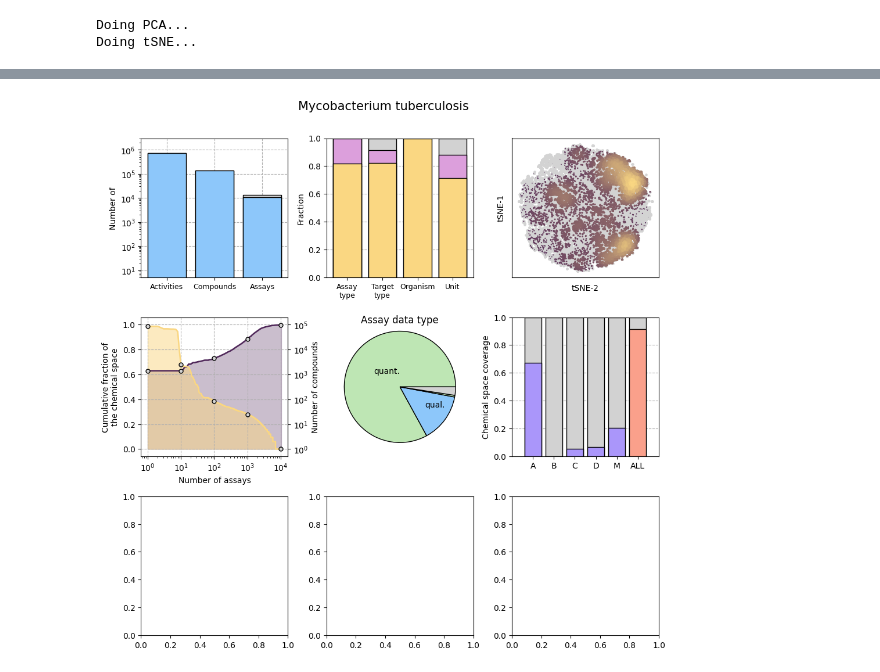
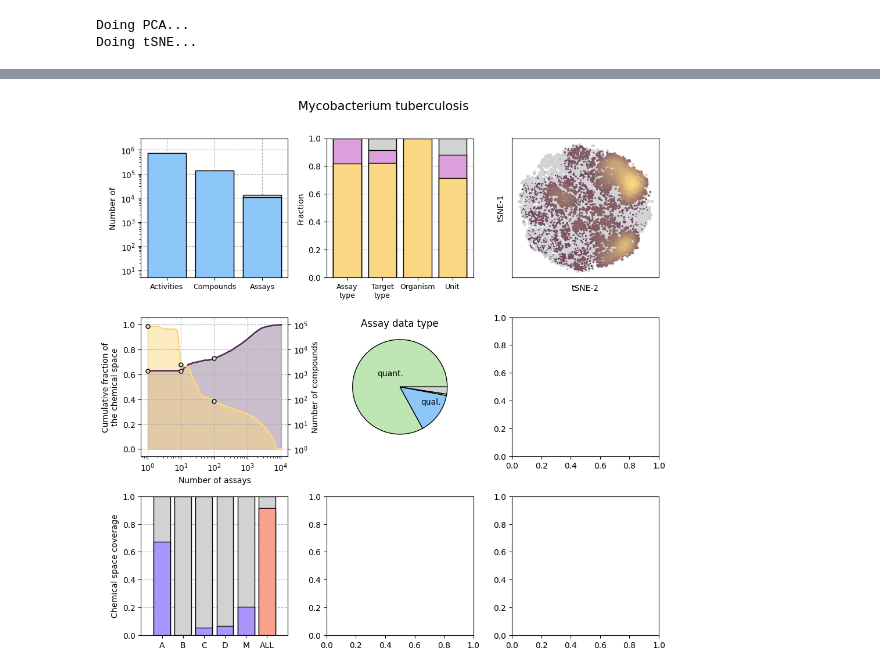
Before and after one commit to ersilia-os/chembl-antimicrobial-tasks, a Jupyter notebook: notebooks/diagnosis.ipynb, the cells around one changed output, grey strips where cells are left out. Cells and saved outputs as stored; diff of their text form; code cells hidden in the pictures.

```diff
--- a/notebooks/diagnosis.ipynb
+++ b/notebooks/diagnosis.ipynb
@@ -130,10 +130,10 @@ PATH_TO_ECFPs = os.path.join(DATAPATH, "chembl_processed", "ChEMBL_ECFPs.h5")
 ecfps = load_ecfp_all(PATH_TO_ECFPs)
 # %%
 # Number of compounds, activities and assays
-raw = pd.read_csv(os.path.join(OUTPUT, pathogen_code, "mtuberculosis_ChEMBL_raw_data.csv.gz"))
+raw = pd.read_csv(os.path.join(OUTPUT, pathogen_code, f"{pathogen_code}_ChEMBL_raw_data.csv.gz"))
 activities_raw = len(raw)
 compounds_raw = len(set(raw['compound_chembl_id']))
-cleaned = pd.read_csv(os.path.join(OUTPUT, pathogen_code, "mtuberculosis_ChEMBL_cleaned_data.csv.gz"))
+cleaned = pd.read_csv(os.path.join(OUTPUT, pathogen_code, f"{pathogen_code}_ChEMBL_cleaned_data.csv.gz"))
 activities_cleaned = len(cleaned)
 compounds_cleaned = len(set(cleaned['compound_chembl_id']))
 assays_raw = len(pd.read_csv(os.path.join(OUTPUT, pathogen_code, "assays_raw.csv")))
@@ -266,52 +266,54 @@ ax[1][0].plot([i+1 for i in range(len(CUM_PROP))], CUM_PROP, c="#50285A", lw=1.8
 ax[1][0].fill_between([i+1 for i in range(len(CUM_PROP))], CUM_PROP, color="#50285A", alpha=0.3)
 ax[1][0].set_yticks([0, 0.2, 0.4, 0.6, 0.8, 1.0])
 x = [1, 10, 100, 1000, 10000]
+x = [1, 10, 100, 1000]
+x = [1, 10, 100]
 y = [CUM_PROP[i-1] for i in x]
 ax[1][0].scatter(x, y, zorder=2, ec="k", s=25, c='#D2D2D2')
 ax[1][0].set_xlabel("Number of assays")
 ax[1][0].set_ylabel("Cumulative fraction of\nthe chemical space")
 ax[1][0].set_xscale('log')
 ax[1][0].set_xticks([1, 10, 100, 1000, 10000])
 secax = ax[1][0].secondary_yaxis('right', functions=(left_to_right, right_to_left))
 secax.set_ylabel("Number of compounds")
 secax.set_yticks([1, 10, 100, 1_000, 10_000, 100_000])
 secax.set_yticklabels([r"$10^0$", r"$10^1$", r"$10^2$", r"$10^3$", r"$10^4$", r"$10^5$"])
 ax[1][0].plot([i+1 for i in range(len(CPDS))], right_to_left(CPDS), c="#FAD782", lw=1.8, zorder=2)
 ax[1][0].fill_between([i+1 for i in range(len(CPDS))], right_to_left(CPDS), color="#FAD782", alpha=0.5)
 y = [right_to_left(CPDS[i-1]) for i in x]
 ax[1][0].scatter(x, y, zorder=2, ec="k", s=25, c='#D2D2D2')
 
 # Datasets PIE
 labels = ['quant.', 'qual.', '', '']
 counts = [dataset_types['quantitative'], dataset_types['qualitative'], dataset_types['mixed'], dataset_types['none']]
-ax[1][1].pie(counts, colors=['#BEE6B4', '#8DC7FA', '#BEE6B4', '#D2D2D2'], radius=2, center=(1, 1),
+ax[1][1].pie(counts, colors=['#BEE6B4', '#8DC7FA', '#BEE6B4', '#D2D2D2'], radius=1.7, center=(1, 1),
              wedgeprops={"linewidth": 1, "edgecolor": "k"}, frame=True,
              labels=labels,  labeldistance=0.55, pctdistance=0.75)
 ax[1][1].set_xlim(-1.5, 3.5)
 ax[1][1].set_ylim(-1.5, 3.5)
 ax[1][1].set_xticks([])
 ax[1][1].set_yticks([])
 ax[1][1].set_axis_off()
-ax[1][1].set_title("Assay data type",  y=0.925)
+ax[1][1].set_title("Assay data type",  y=0.90)
 
 # Dataset types
-ax[1][2].set_xlim([0, 7])
-ax[1][2].set_ylim([0, 1])
-ax[1][2].grid(linestyle='--', zorder=-2)
-ax[1][2].set_yticks([0, 0.2, 0.4, 0.6, 0.8, 1.0])
-ax[1][2].set_ylabel("Chemical space coverage")
-ax[1][2].set_xticks([1, 2, 3, 4, 5, 6])
-ax[1][2].set_xticklabels(["A", "B", "C", "D", "M", "ALL"])
-ax[1][2].bar([1, 1], [1, len(compounds_A) / len(compounds_pathogen)], zorder=2, color=['#D2D2D2', '#AA96FA'], ec='k')
-ax[1][2].bar([2, 2], [1, len(compounds_B) / len(compounds_pathogen)], zorder=2, color=['#D2D2D2', '#AA96FA'], ec='k')
-ax[1][2].bar([3, 3], [1, len(compounds_C) / len(compounds_pathogen)], zorder=2, color=['#D2D2D2', '#AA96FA'], ec='k')
-ax[1][2].bar([4, 4], [1, len(compounds_D) / len(compounds_pathogen)], zorder=2, color=['#D2D2D2', '#AA96FA'], ec='k')
-ax[1][2].bar([5, 5], [1, len(compounds_M) / len(compounds_pathogen)], zorder=2, color=['#D2D2D2', '#AA96FA'], ec='k')
-ax[1][2].bar([6, 6], [1, len(compounds_A.union(compounds_B).union(compounds_C).union(compounds_D).union(compounds_M)) / len(compounds_pathogen)],
+ax[2][0].set_xlim([0, 7])
+ax[2][0].set_ylim([0, 1])
+ax[2][0].grid(linestyle='--', zorder=-2)
+ax[2][0].set_yticks([0, 0.2, 0.4, 0.6, 0.8, 1.0])
+ax[2][0].set_ylabel("Chemical space coverage")
+ax[2][0].set_xticks([1, 2, 3, 4, 5, 6])
+ax[2][0].set_xticklabels(["A", "B", "C", "D", "M", "ALL"])
+ax[2][0].bar([1, 1], [1, len(compounds_A) / len(compounds_pathogen)], zorder=2, color=['#D2D2D2', '#AA96FA'], ec='k')
+ax[2][0].bar([2, 2], [1, len(compounds_B) / len(compounds_pathogen)], zorder=2, color=['#D2D2D2', '#AA96FA'], ec='k')
+ax[2][0].bar([3, 3], [1, len(compounds_C) / len(compounds_pathogen)], zorder=2, color=['#D2D2D2', '#AA96FA'], ec='k')
+ax[2][0].bar([4, 4], [1, len(compounds_D) / len(compounds_pathogen)], zorder=2, color=['#D2D2D2', '#AA96FA'], ec='k')
+ax[2][0].bar([5, 5], [1, len(compounds_M) / len(compounds_pathogen)], zorder=2, color=['#D2D2D2', '#AA96FA'], ec='k')
+ax[2][0].bar([6, 6], [1, len(compounds_A.union(compounds_B).union(compounds_C).union(compounds_D).union(compounds_M)) / len(compounds_pathogen)],
                       zorder=2, color=['#D2D2D2', '#FAA08B'], ec='k')
 
 plt.suptitle(pathogen, size=15, y=1.01)
 plt.tight_layout()
 plt.show()
 # %% [output]
-[figure, old version]
+[figure, new version]
```
Also changed, not shown: parts of 1 cell of this notebook, 8 other files.
